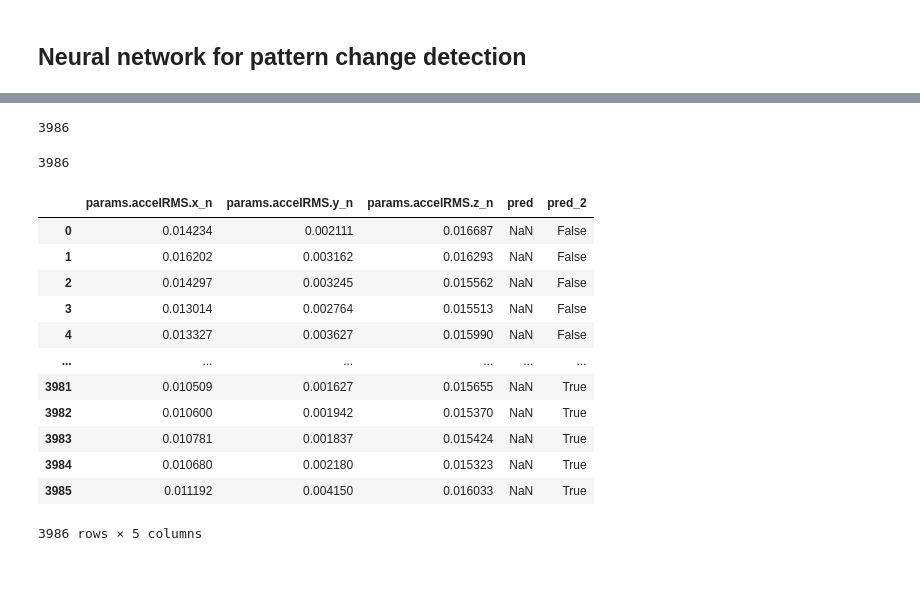
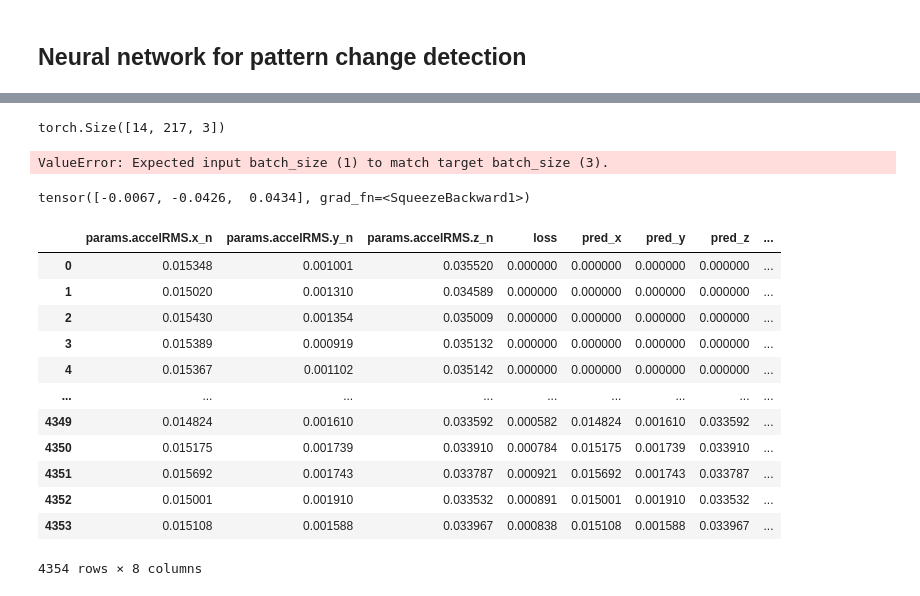
Before and after one commit to Leadz-wu/trac_test, a Jupyter notebook: test_2 _nn.ipynb, the cells around one changed output, grey strips where cells are left out. Cells and saved outputs as stored; diff of their text form; code cells hidden in the pictures.

```diff
--- a/test_2 _nn.ipynb
+++ b/test_2 _nn.ipynb
@@ -334,12 +352 @@ Sequential(
 )
-# %%
-for n in range(100):
-    if n%10 == 0:
-        print(n)
-    for m in range(xdataSet_train.shape[0]):
-        if not(-1 in xdataSet_train[m] or -1 in ydataSet_train[m]):
-            y_pred = model(torch.flatten(xdataSet_train[m]))
-            loss = loss_fn(y_pred, ydataSet_train[m])
-            optimizer.zero_grad()
-            loss.backward()
-            optimizer.step()
@@ -360,0 +353,3 @@ tensor(8.6041e-06, grad_fn=<MseLossBackward0>)
+# %%
+y_pred = model(xdataSet_train)
+y_pred.shape
@@ -360,0 +366,10 @@ tensor(8.6041e-06, grad_fn=<MseLossBackward0>)
+# %%
+for n in range(500):
+    y_pred = model(xdataSet_train)
+    loss = loss_fn(y_pred, ydataSet_train)
+    loss.backward(retain_graph=True)
+    optimizer.step()
+    optimizer.zero_grad()
+
+    if n%50 == 0:
+        print('{} - loss: {}'.format(n, loss))
@@ -361,37 +387,43 @@ tensor(8.6041e-06, grad_fn=<MseLossBackward0>)
+# %%
+xdataSet_train.shape
+# %% [output]
+torch.Size([14, 217, 3])
 # %%
 loss = []
+pred = []
 for m in range(xdataSet.shape[0]):
-    y_pred = model(torch.flatten(xdataSet[m]))
+    y_pred = model(xdataSet[m].unsqueeze(0))
     loss = loss + [loss_fn(y_pred, ydataSet[m]).item()]
+    pred = pred + [list(ydataSet[m].detach().numpy())]
 
 loss = [0]*(len(aux)-len(loss)) + loss
+pred = [[0,0,0]]*(len(aux)-len(pred)) + pred
+# %% [output]
+ValueError: Expected input batch_size (1) to match target batch_size (3).
-# %%
-len(loss)
-# %% [output]
-3986
-# %%
-len(aux)
-# %% [output]
-3986
+# %%
+y_pred.squeeze(0)
+# %% [output]
+tensor([-0.0067, -0.0426,  0.0434], grad_fn=<SqueezeBackward1>)
 # %%
 aux = aux.reset_index(drop=True)
-aux['pred'] = loss
-aux['pred'] = aux['pred'].shift(-1)
-aux['pred'] = np.where(aux['pred']>0.04, aux['params.accelRMS.x_n'], np.nan)
+aux['loss'] = loss
+aux[['pred_x','pred_y','pred_z']] = pred
+# aux['pred'] = aux['pred'].shift(-1)
+aux['variation'] = np.where(aux['loss']>0.3, aux['params.accelRMS.x_n'], np.nan)
 aux
 # %% [output]
-|  | params.accelRMS.x_n | params.accelRMS.y_n | params.accelRMS.z_n | pred | pred_2 |
-| 0 | 0.014234 | 0.002111 | 0.016687 | NaN | False |
-| 1 | 0.016202 | 0.003162 | 0.016293 | NaN | False |
-| 2 | 0.014297 | 0.003245 | 0.015562 | NaN | False |
-| 3 | 0.013014 | 0.002764 | 0.015513 | NaN | False |
-| 4 | 0.013327 | 0.003627 | 0.015990 | NaN | False |
-| ... | ... | ... | ... | ... | ... |
-| 3981 | 0.010509 | 0.001627 | 0.015655 | NaN | True |
-| 3982 | 0.010600 | 0.001942 | 0.015370 | NaN | True |
-| 3983 | 0.010781 | 0.001837 | 0.015424 | NaN | True |
-| 3984 | 0.010680 | 0.002180 | 0.015323 | NaN | True |
-| 3985 | 0.011192 | 0.004150 | 0.016033 | NaN | True |
+|  | params.accelRMS.x_n | params.accelRMS.y_n | params.accelRMS.z_n | loss | pred_x | pred_y | pred_z | ... |
+| 0 | 0.015348 | 0.001001 | 0.035520 | 0.000000 | 0.000000 | 0.000000 | 0.000000 | ... |
+| 1 | 0.015020 | 0.001310 | 0.034589 | 0.000000 | 0.000000 | 0.000000 | 0.000000 | ... |
+| 2 | 0.015430 | 0.001354 | 0.035009 | 0.000000 | 0.000000 | 0.000000 | 0.000000 | ... |
+| 3 | 0.015389 | 0.000919 | 0.035132 | 0.000000 | 0.000000 | 0.000000 | 0.000000 | ... |
+| 4 | 0.015367 | 0.001102 | 0.035142 | 0.000000 | 0.000000 | 0.000000 | 0.000000 | ... |
+| ... | ... | ... | ... | ... | ... | ... | ... | ... |
+| 4349 | 0.014824 | 0.001610 | 0.033592 | 0.000582 | 0.014824 | 0.001610 | 0.033592 | ... |
+| 4350 | 0.015175 | 0.001739 | 0.033910 | 0.000784 | 0.015175 | 0.001739 | 0.033910 | ... |
+| 4351 | 0.015692 | 0.001743 | 0.033787 | 0.000921 | 0.015692 | 0.001743 | 0.033787 | ... |
+| 4352 | 0.015001 | 0.001910 | 0.033532 | 0.000891 | 0.015001 | 0.001910 | 0.033532 | ... |
+| 4353 | 0.015108 | 0.001588 | 0.033967 | 0.000838 | 0.015108 | 0.001588 | 0.033967 | ... |
-3986 rows × 5 columns
+4354 rows × 8 columns
 # %%
 plt.plot(aux.index,aux['params.accelRMS.x_n'], color='blue')
```
Also changed, not shown: parts of 19 cells of this notebook.
